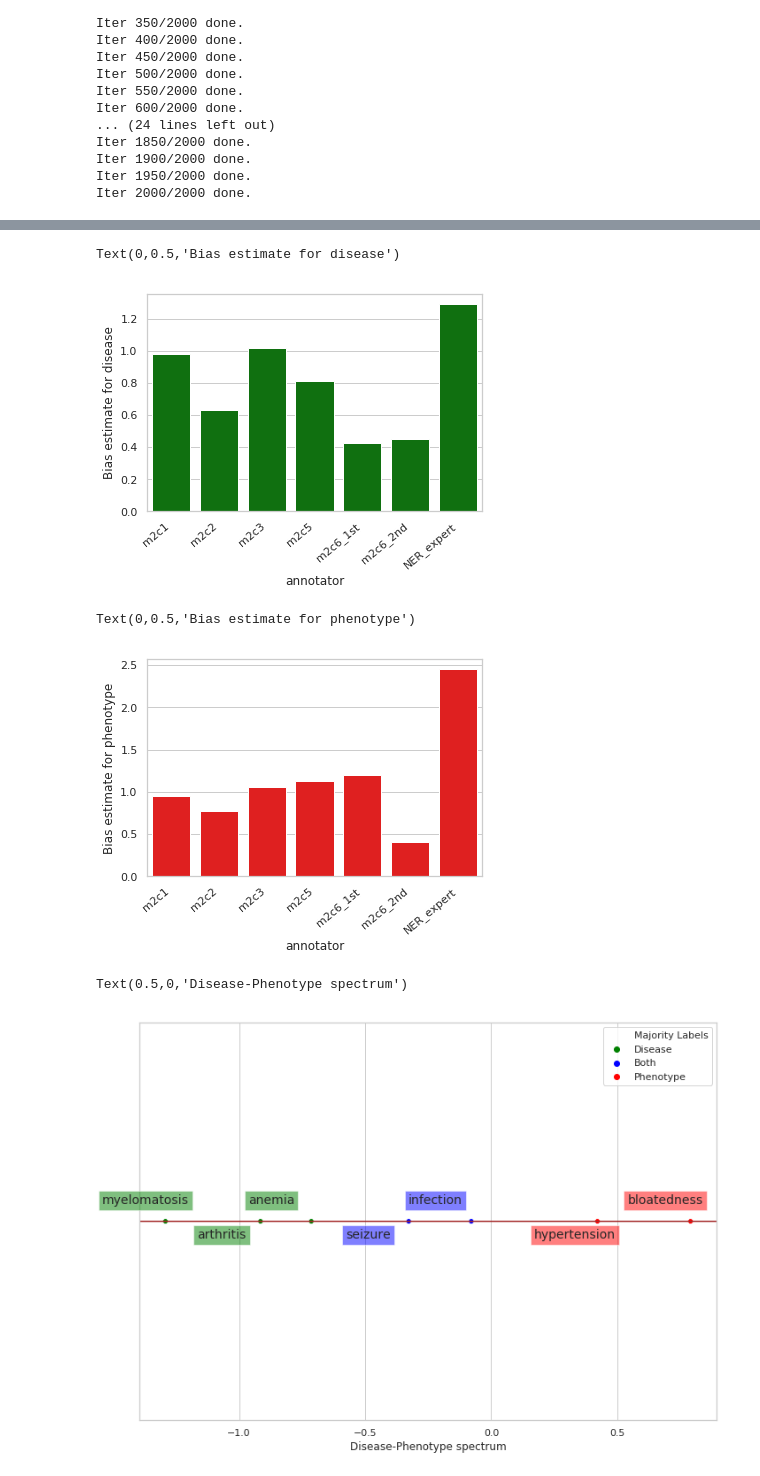
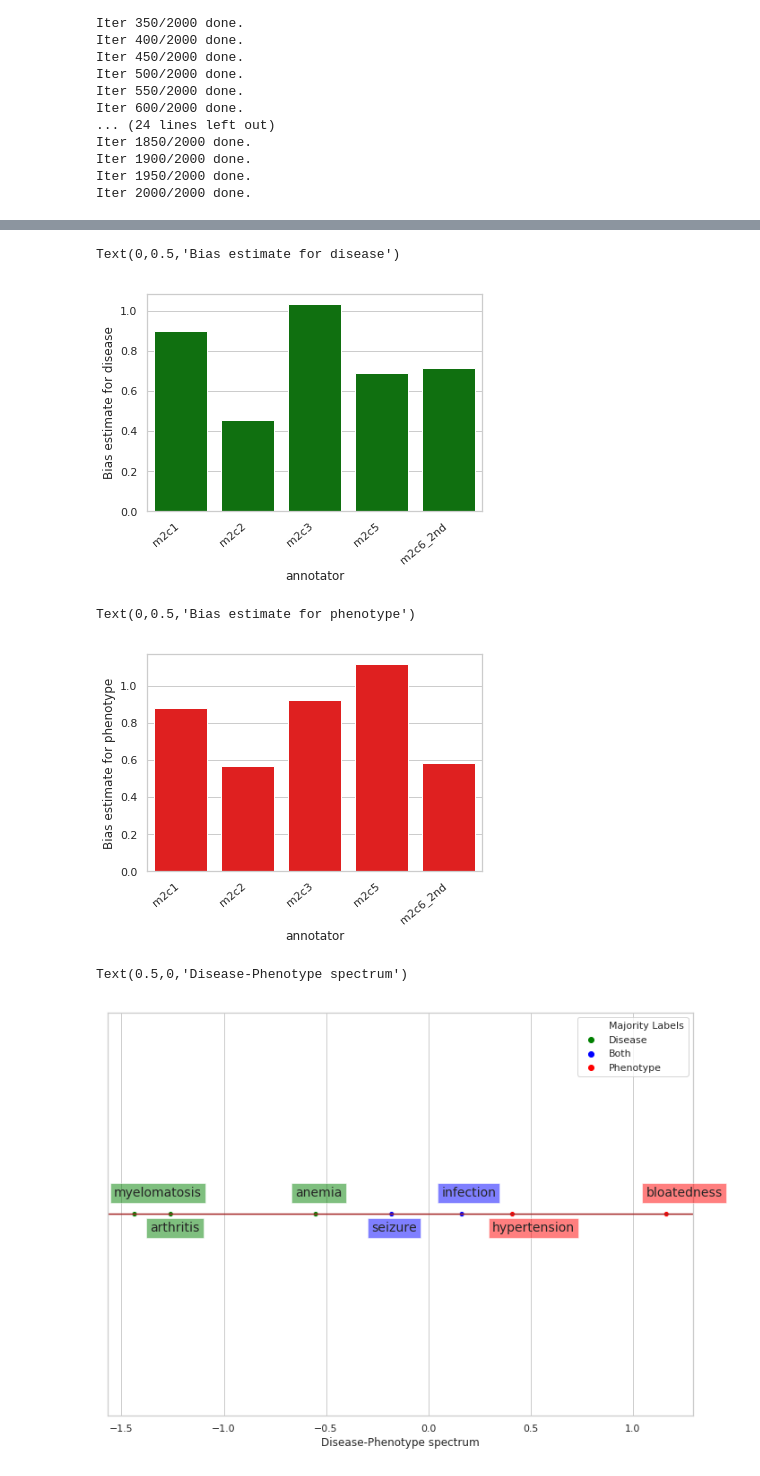
Before and after one commit to AkshitaB/scripps, a Jupyter notebook: graphical/IdealPointNamedWithExpertRelevant.ipynb, the cells around one changed output, grey strips where cells are left out. Drawn from its saved outputs; the diff is of its cells as text; code cells hidden in the pictures.

Commit message:
new theta values, changes for threshold

```diff
--- a/graphical/IdealPointNamedWithExpertRelevant.ipynb
+++ b/graphical/IdealPointNamedWithExpertRelevant.ipynb
@@ -19,10 +19,10 @@ from scripps.utils import read_datasets, norm1d, bayesian_linear_regression
 
 import seaborn as sns
 # %%
-include_NER = True
+include_NER = False
 # %%
 CF = read_datasets.get_configuration()
-cs_annotator_names = [key for key in dict(CF.items('m2c_citizen_disease')).keys() if key!='path']
+cs_annotator_names = [key for key in dict(CF.items('m2c_citizen_disease')).keys() if key not in ['path', 'm2c6_1st']]
 cs_annotator_names.sort()
 annotator_names = cs_annotator_names
 if include_NER:
@@ -175,3 +168,11 @@ Int64Index([   0,    1,    2,    3,    4,    5,    6,    7,    8,    9,
+# %%
+token_nones = {}
+token_no_nones = {}
+for k in range(len(relevant_annotations)):
+    l = relevant_annotations.loc[k][relevant_annotations.loc[k] != 'None'].index
+    token_no_nones[k] = [annotator_names.index(zx) for zx in l if zx in annotator_names]
+    l = relevant_annotations.loc[k][relevant_annotations.loc[k] == 'None'].index
+    token_nones[k] = [annotator_names.index(zx) for zx in l if zx in annotator_names]
 # %% [markdown]
 # Initialize latent variables
 # %%
@@ -257,12 +258,16 @@ def resample_theta():
     for k in range(K):
         #Y = latent['d_z'][k, :] - latent['d_alpha'] + latent['p_z'][k, :] - latent['p_alpha']
         #X = latent['d_beta'] + latent['p_beta']
+        '''
         a = []
         for j in range(len(annotator_names)):
             if k in no_nones[annotator_names[j]]:
                 a.append(j)
+        '''
+        a = token_no_nones[k]
+        #a = relevant_annotations.loc[k][annotator_names] != 'None'
+        #a = [a.index.get_loc(ind) for ind in a.index[a == True]]
         a = np.array(a)
-        #a = no_nones[annotaor_names[j]]
 
         Y = np.concatenate((latent['d_z'][k, a] - latent['d_alpha'][a], latent['p_z'][k, a] - latent['p_alpha'][a]), axis=0)
         X = np.concatenate((latent['d_beta'][a], latent['p_beta'][a]), axis=0)
@@ -606,7 +595,7 @@ ax.set_xticklabels(ax.get_xticklabels(), rotation=40, ha="right")
 ax.set_ylabel('Bias estimate for disease')
 # %% [output]
 Text(0,0.5,'Bias estimate for disease')
-[figure, old version]
+[figure, new version]
 # %%
 phe_inverses = 1/(xpa - xpr)
 
@@ -620,7 +609,7 @@ ax.set_xticklabels(ax.get_xticklabels(), rotation=40, ha="right")
 ax.set_ylabel('Bias estimate for phenotype')
 # %% [output]
 Text(0,0.5,'Bias estimate for phenotype')
-[figure, old version]
+[figure, new version]
 # %%
 def plot_theta_tokens(pos_annos):
     pos_theta = pos[['Token', 'theta']]
@@ -629,33 +618,33 @@ def plot_theta_tokens(pos_annos):
 # %%
 new_pos = pos[(pos['Token'] == 'bloatedness') | (pos['Token'] == 'seizure') | (pos['Token'] == 'infection') | (pos['Token'] == 'arthritis') | (pos['Token'] == 'hypertension') | (pos['Token'] == 'anemia') | (pos['Token'] == 'myelomatosis')].drop_duplicates(['Token'])
 new_pos.sort_values('theta', inplace=True)
 labels = ['Phenotype', 'Phenotype', 'Both', 'Both', 'Disease', 'Disease', 'Disease']
 labels.reverse()
 new_pos['Majority Labels'] = labels
 
 new_pos.reset_index()
 a4_dims = (11.7, 8.27)
 fig, ax = plt.subplots(figsize=a4_dims)
 
 palette={'Disease':'green', 'Phenotype':'red', 'Both':'blue'}
 ax = sns.scatterplot(x="theta", y="zeros", data=new_pos, hue="Majority Labels", \
                      palette=palette) #, \
                      #hue_order=['Disease', 'Both', 'Phenotype'])
 
 ax.get_yaxis().set_visible(False)
 
 mult = 1
 pick = {'Disease':'green', 'Phenotype':'red', 'Both':'blue'}
 for index, row in new_pos.iterrows():
     color = pick[row['Majority Labels']]
-    ax.text(row['theta']-0.25, 0.00007*mult, row['Token'], bbox = dict(facecolor=color, alpha=0.5), fontsize=14)
+    ax.text(row['theta']-0.1, 0.00007*mult, row['Token'], bbox = dict(facecolor=color, alpha=0.5), fontsize=14)
     mult *= -1
 
 ax.arrow(-2.6, 0, 4.1, 0, head_width=0.00006, head_length=0.00002, width=0.000002, fc='brown', ec='brown')
 ax.set_xlabel('Disease-Phenotype spectrum')
 # %% [output]
 Text(0.5,0,'Disease-Phenotype spectrum')
-[figure, old version]
+[figure, new version]
 # %%
 def count_relevant_stats(relevant_annotations, annotator, label):
     return relevant_annotations[relevant_annotations[annotator] == label][annotator].count()
```
Also changed, not shown: parts of 47 cells of this notebook, 3 other files.
